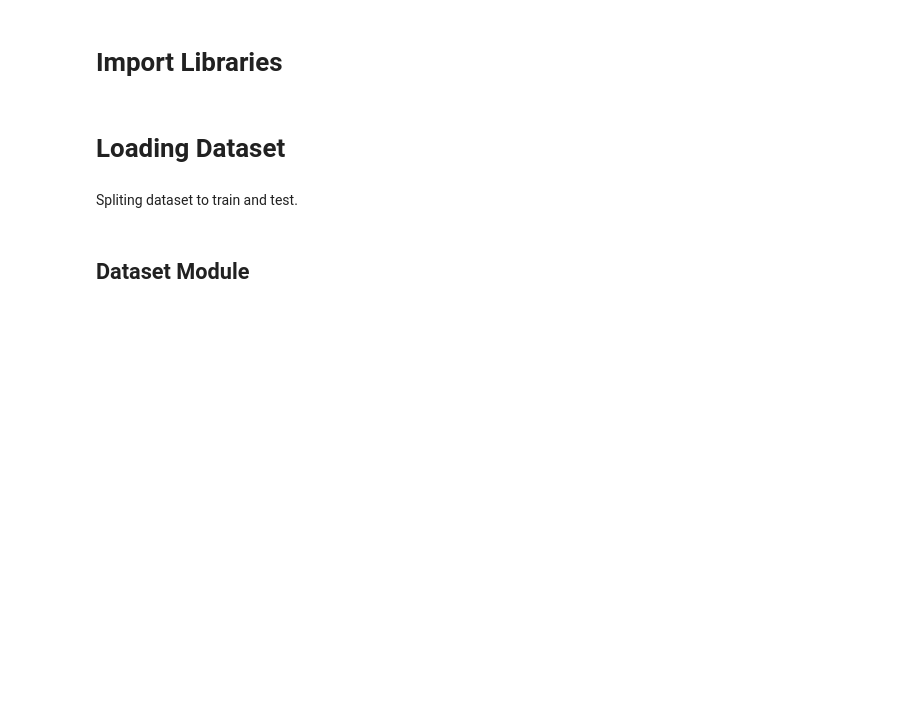
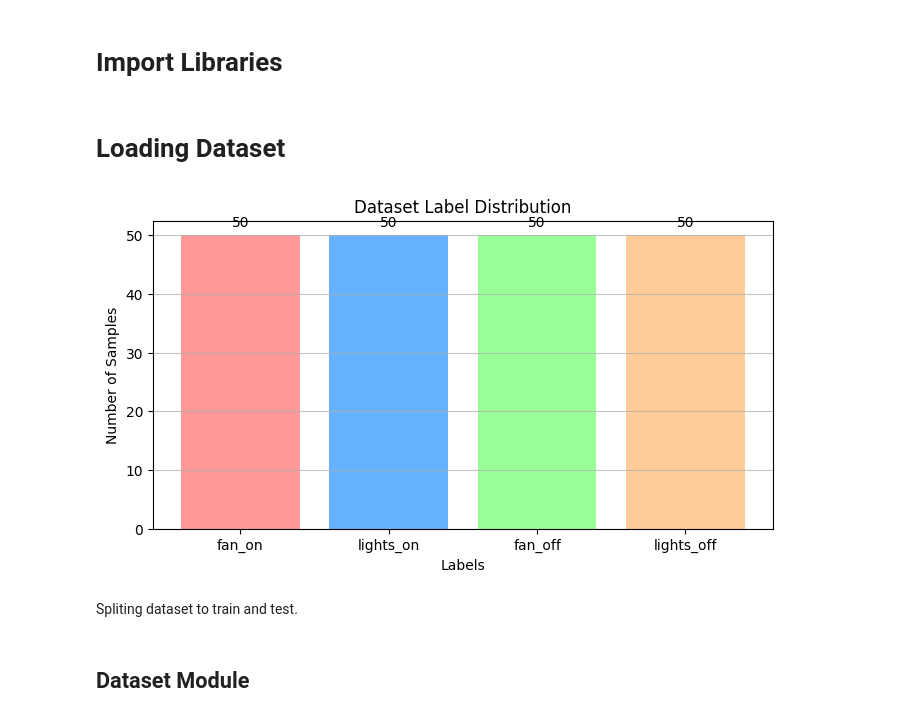
Before and after one commit to thaiquangphat/hcmut-multidisciplinary-project, a Jupyter notebook: text/train.ipynb, the cells around one changed output. Saved outputs shown, nothing was run; the diff lists cells and outputs as text; code cells hidden in the pictures; blank space fills up the shorter version.

```diff
--- a/text/train.ipynb
+++ b/text/train.ipynb
@@ -18,6 +20,32 @@ with open('dataset/text_classification_dataset.json', 'r', encoding='utf-8') as
 
 texts = [d['text'] for d in train_data]
 labels = [d['label'] for d in train_data]
+# %%
+# Extract labels
+labels = [item['label'] for item in train_data]
+
+# Count occurrences of each label
+label_counts = Counter(labels)
+
+# Prepare data for plotting
+label_names = list(label_counts.keys())
+label_values = list(label_counts.values())
+
+# Create bar plot
+plt.figure(figsize=(8, 4))
+plt.bar(label_names, label_values, color=['#FF9999', '#66B2FF', '#99FF99', '#FFCC99'])
+plt.xlabel('Labels')
+plt.ylabel('Number of Samples')
+plt.title('Dataset Label Distribution')
+plt.grid(axis='y', alpha=0.75)
+
+# Add value labels on top of each bar
+for i, v in enumerate(label_values):
+    plt.text(i, v + 1, str(v), ha='center', va='bottom')
+
+plt.show()
+# %% [output]
+[figure, added]
 # %% [markdown]
 Spliting dataset to train and test.
 # %%
```
Also changed, not shown: parts of 3 cells of this notebook, 2 other files.
